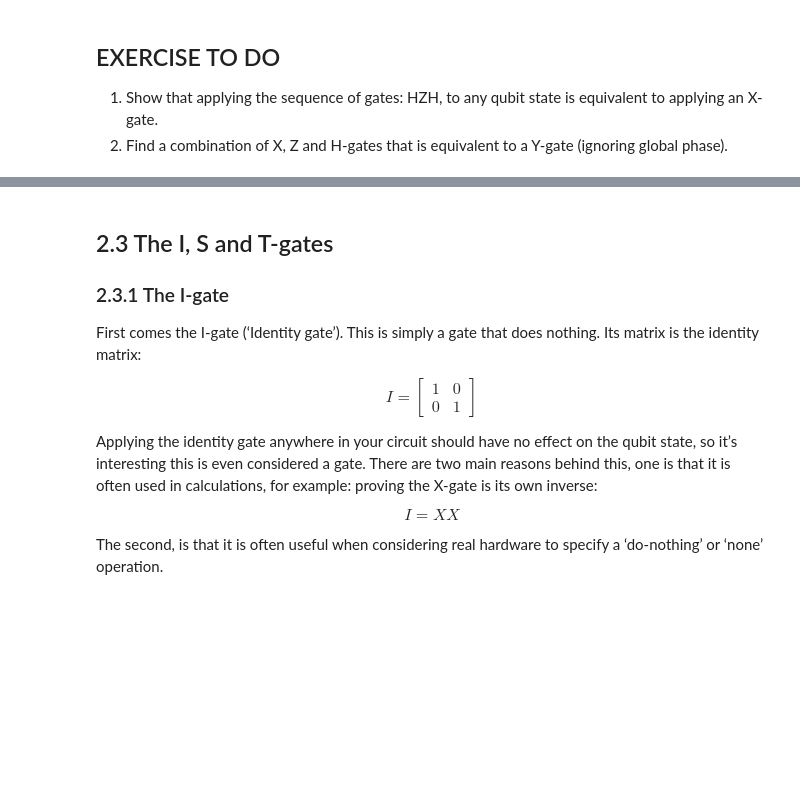
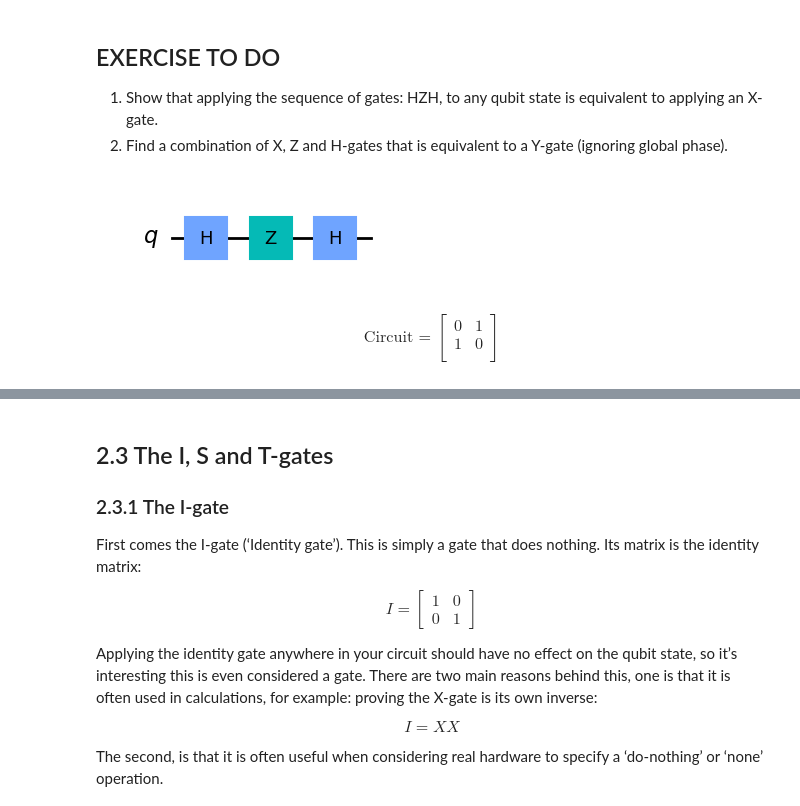
Before and after one commit to Marcondiro/QUANTIS-lab, a Jupyter notebook: QUANTIS_Notebook1_ToStart.ipynb, the cells around one changed output, grey strips where cells are left out. Cells and saved outputs as stored; diff of their text form; code cells hidden in the pictures; blank space fills up the shorter version.

```diff
--- a/QUANTIS_Notebook1_ToStart.ipynb
+++ b/QUANTIS_Notebook1_ToStart.ipynb
@@ -200,3 +234,28 @@ gate_demo(gates='pauli+h')
 ## EXERCISE TO DO
 1. Show that applying the sequence of gates: HZH, to any qubit state is equivalent to applying an X-gate.
 2. Find a combination of X, Z and H-gates that is equivalent to a Y-gate (ignoring global phase).
+# %%
+qc = QuantumCircuit(1)
+qc.h(0)
+qc.z(0)
+qc.h(0)
+qc.draw('mpl')
+# %% [output]
+[figure, added]
+# %%
+
+# Simulate the unitary
+usim = Aer.get_backend('aer_simulator')
+qc.save_unitary()
+qobj = assemble(qc)
+unitary = usim.run(qobj).result().get_unitary()
+# Display the results:
+array_to_latex(unitary, prefix="\\text{Circuit = } ")
+# %% [output]
+$$
+\text{Circuit = }
+\begin{bmatrix}
+0 & 1  \\
+ 1 & 0  \\
+ \end{bmatrix}
+$$
```
Also changed, not shown: parts of 44 cells of this notebook, 1 other file.
